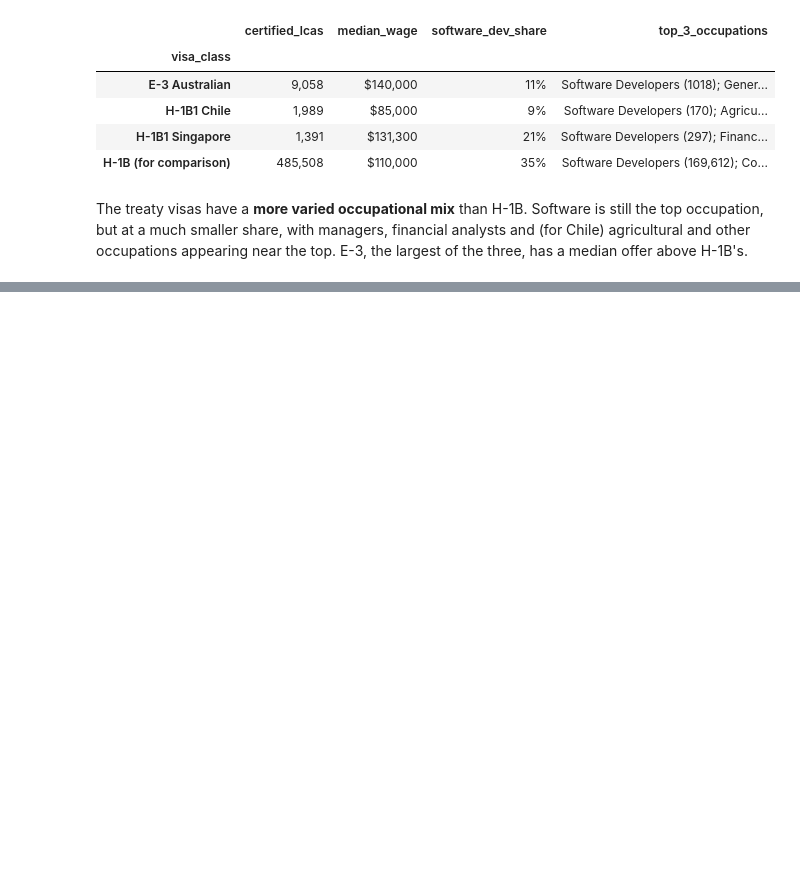
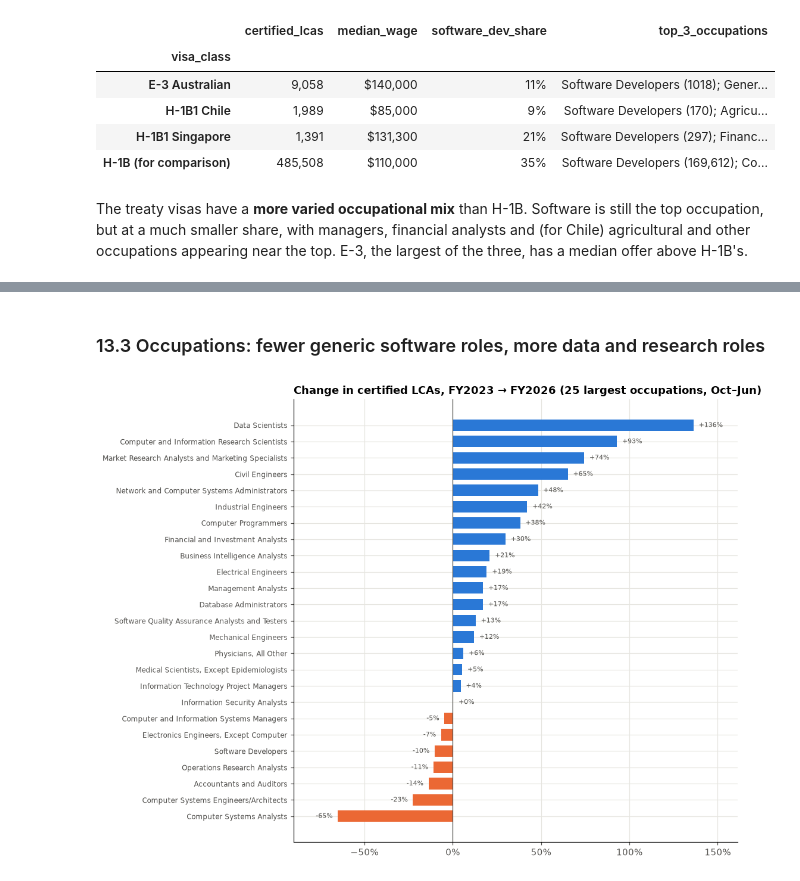
Before and after one commit to RustyRockets/H1B-Analysis, a Jupyter notebook: h1b_lca_fy2023_exploration.ipynb, the cells around one changed output, grey strips where cells are left out. Drawn from its saved outputs; the diff is of its cells as text; code cells hidden in the pictures; blank space fills up the shorter version.

```diff
--- a/h1b_lca_fy2023_exploration.ipynb
+++ b/h1b_lca_fy2023_exploration.ipynb
@@ -818,0 +1015,23 @@ E-3, the largest of the three, has a median offer above H-1B's.
+# %% [markdown]
+### 13.3 Occupations: fewer generic software roles, more data and research roles
+# %%
+occ = cmp.groupby(["SOC_TITLE", "FISCAL_YEAR"]).size().unstack(fill_value=0)
+occ = occ.loc[occ.sum(axis=1).nlargest(25).index]
+occ["change"] = occ[2026] / occ[2023] - 1
+occ = occ.sort_values("change")
+
+fig, ax = plt.subplots(figsize=(10, 7.5))
+colors = [BLUE if c > 0 else ORANGE for c in occ["change"]]
+ax.barh(occ.index, occ["change"] * 100, color=colors, height=0.7)
+ax.axvline(0, color="#52514e", lw=0.8)
+for yi, (c, n) in enumerate(zip(occ["change"], occ[2026])):
+    ax.text(c * 100 + (3 if c > 0 else -3), yi, f"{c:+.0%}", va="center", ha="left" if c > 0 else "right",
+            fontsize=7.5, color="#52514e")
+ax.xaxis.set_major_formatter(pct)
+ax.set_xlim(occ["change"].min() * 100 - 25, occ["change"].max() * 100 + 25)
+ax.tick_params(axis="y", labelsize=8)
+ax.set_title("Change in certified LCAs, FY2023 → FY2026 (25 largest occupations, Oct–Jun)")
+plt.tight_layout()
+plt.show()
+# %% [output]
+[figure, added]
```
Also changed, not shown: parts of 38 cells of this notebook, 3 other files.
